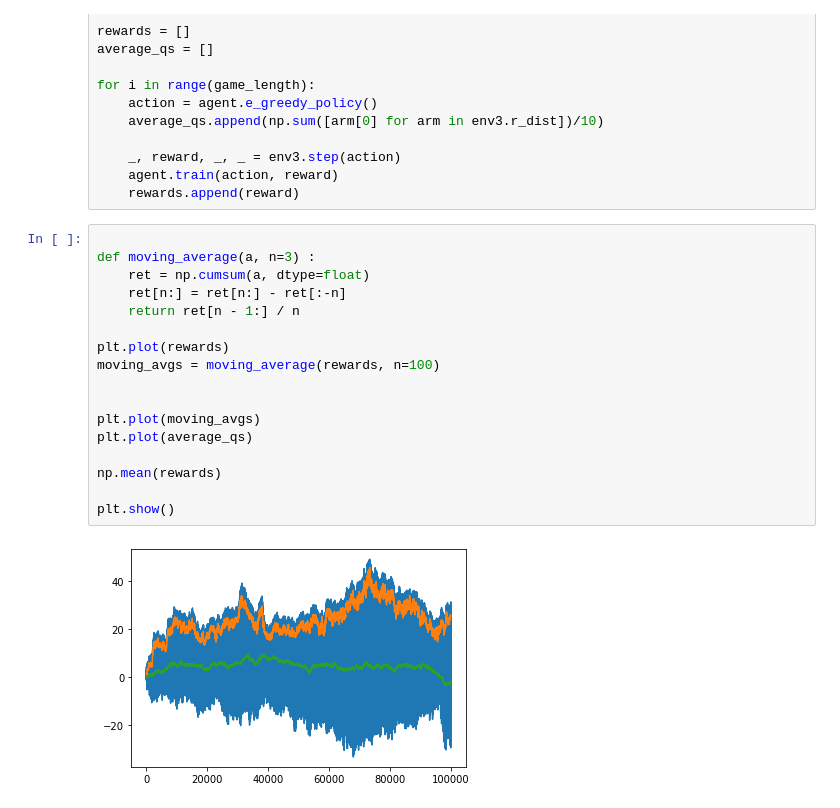
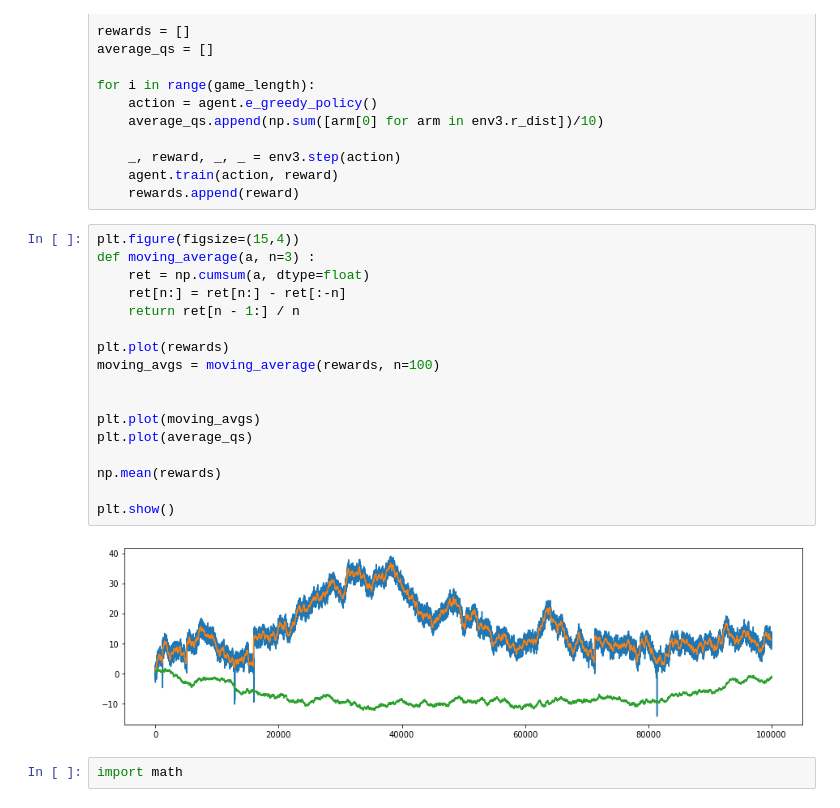
Before and after one commit to MouseAndKeyboard/Reinforcement-Learning-Intro, a Jupyter notebook: chapter-2-bandits.ipynb, the cells around one changed output. Drawn from its saved outputs; the diff is of its cells as text.

```diff
--- a/chapter-2-bandits.ipynb
+++ b/chapter-2-bandits.ipynb
@@ -265,21 +267,23 @@ for i in range(game_length):
     agent.train(action, reward)
     rewards.append(reward)
 # %%
-
+plt.figure(figsize=(15,4))
 def moving_average(a, n=3) :
     ret = np.cumsum(a, dtype=float)
     ret[n:] = ret[n:] - ret[:-n]
     return ret[n - 1:] / n
 
 plt.plot(rewards)
 moving_avgs = moving_average(rewards, n=100)
 
 
 plt.plot(moving_avgs)
 plt.plot(average_qs)
 
 np.mean(rewards)
 
 plt.show()
 # %% [output]
-[figure, old version]
+[figure, new version]
+# %%
+import math
```
Also changed, not shown: parts of 7 cells of this notebook.
